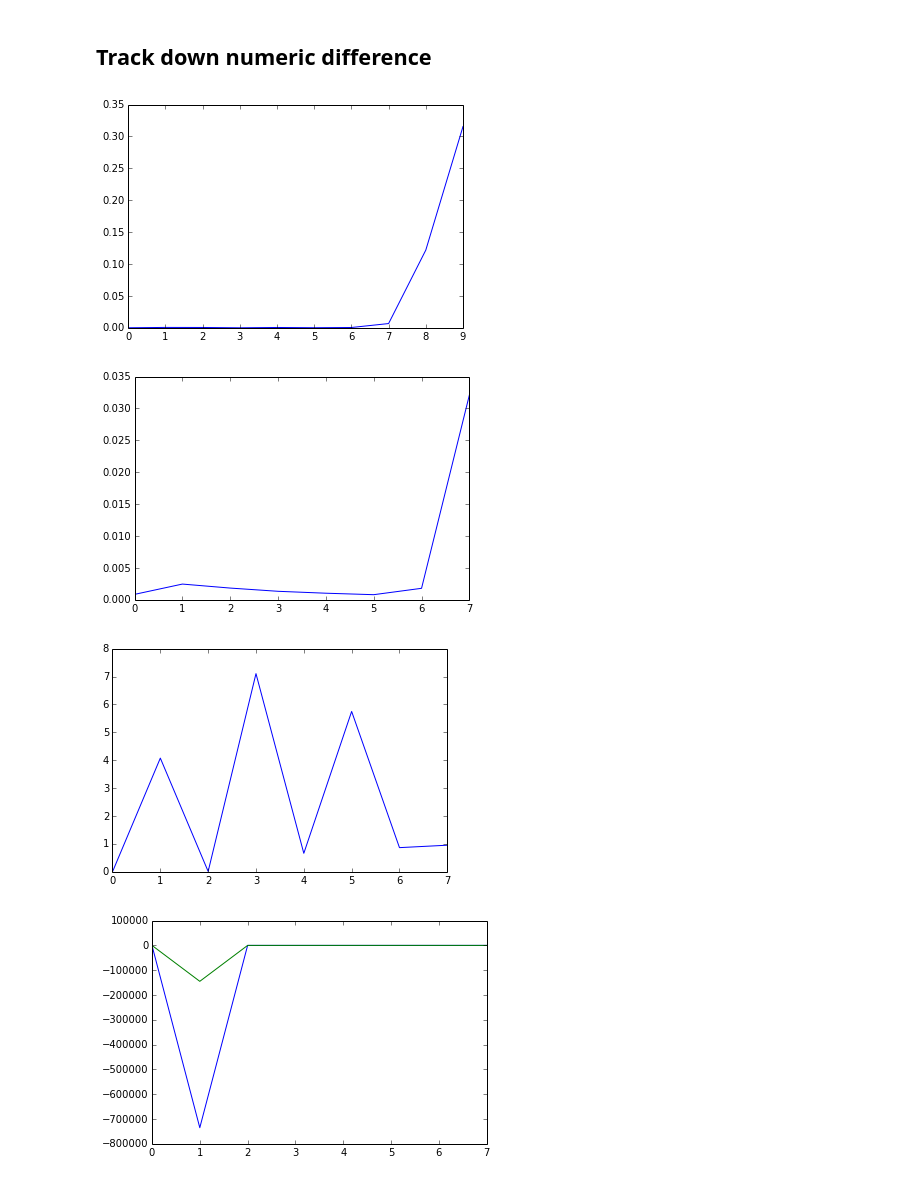
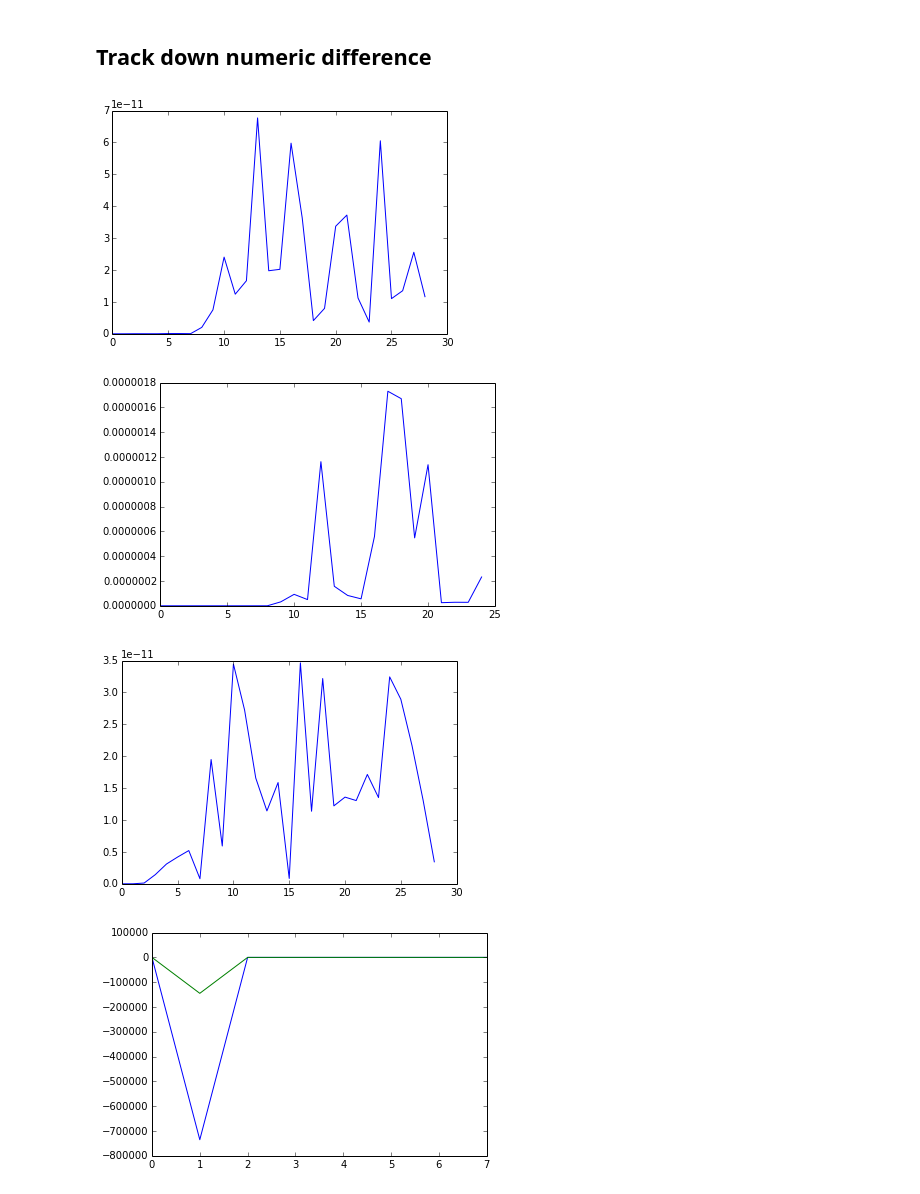
Before and after one commit to yaroslavvb/lbfgs, a Jupyter notebook: lbfgs-macbook.ipynb, the cells around one changed output. Saved outputs shown, nothing was run; the diff lists cells and outputs as text; code cells hidden in the pictures.

```diff
--- a/lbfgs-macbook.ipynb
+++ b/lbfgs-macbook.ipynb
@@ -814,17 +814,17 @@ def plot_val(attr, maxiter=10):
     tf_vals = replace_none_with_one(tf_vals)
     plt.plot(range(maxiter), tf_vals, range(maxiter), torch_vals)
 # %%
-plot_err("f")
+plot_err("f", maxiter=29)
 # %% [output]
-[figure, old version]
+[figure, new version]
 # %%
-plot_err("x", maxiter=8)
+plot_err("x", maxiter=25)
 # %% [output]
-[figure, old version]
+[figure, new version]
 # %%
-plot_err("gtd", maxiter=8)
+plot_err("gtd", maxiter=29)
 # %% [output]
-[figure, old version]
+[figure, new version]
 # %%
 plot_val("gtd", maxiter=8)
 maxiter=8
```
Also changed, not shown: 2 other files.
